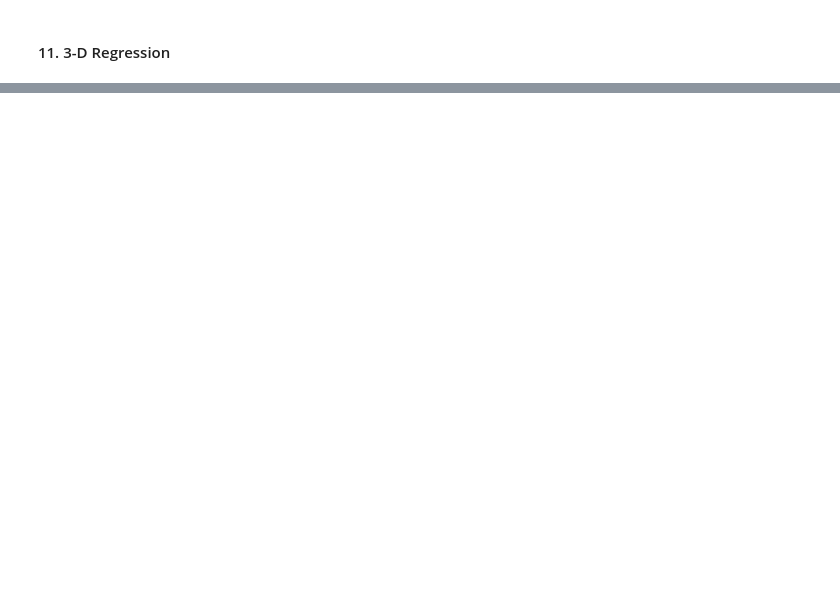
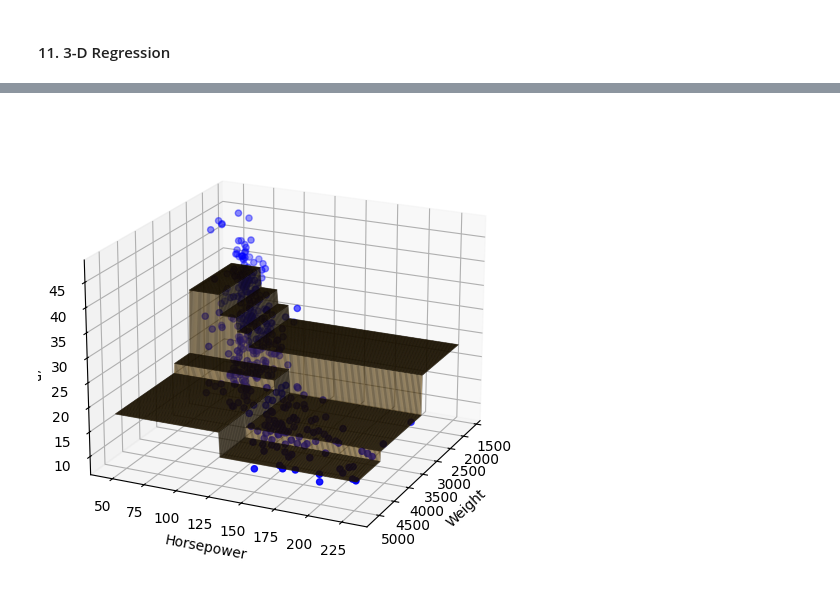
Before and after one commit to Apurba1903/Decision_Tree, a Jupyter notebook: dtreeviz_demo.ipynb, the cells around one changed output, grey strips where cells are left out. Cells and saved outputs as stored; diff of their text form; code cells hidden in the pictures; blank space fills up the shorter version.

```diff
--- a/dtreeviz_demo.ipynb
+++ b/dtreeviz_demo.ipynb
@@ -62,0 +259,31 @@ ExecutableNotFound: failed to execute 'dot', make sure the Graphviz executables
+# %%
+import numpy as np
+import matplotlib.pyplot as plt
+from mpl_toolkits.mplot3d import Axes3D
+
+# Fine grid to show step changes
+weight_grid = np.linspace(X['weight'].min(), X['weight'].max(), 200)
+hp_grid = np.linspace(X['horsepower'].min(), X['horsepower'].max(), 200)
+W, H = np.meshgrid(weight_grid, hp_grid)
+grid_points = np.c_[W.ravel(), H.ravel()]
+
+# Predict
+Z = dt.predict(grid_points).reshape(W.shape)
+
+# Plot
+fig = plt.figure(figsize=(8,6))
+ax = fig.add_subplot(111, projection='3d')
+
+# Plot the tree surface with visible edges
+ax.plot_surface(W, H, Z, alpha=0.4, color='orange', edgecolor='k', linewidth=0.5, rstride=1, cstride=1)
+
+# Scatter the original data
+ax.scatter(X['weight'], X['horsepower'], y, c='blue', s=20)
+
+ax.set_xlabel('Weight')
+ax.set_ylabel('Horsepower')
+ax.set_zlabel('MPG')
+ax.view_init(elev=20, azim=25)
+plt.show()
+# %% [output]
+[figure, added]
```
Also changed, not shown: parts of 15 cells of this notebook.
